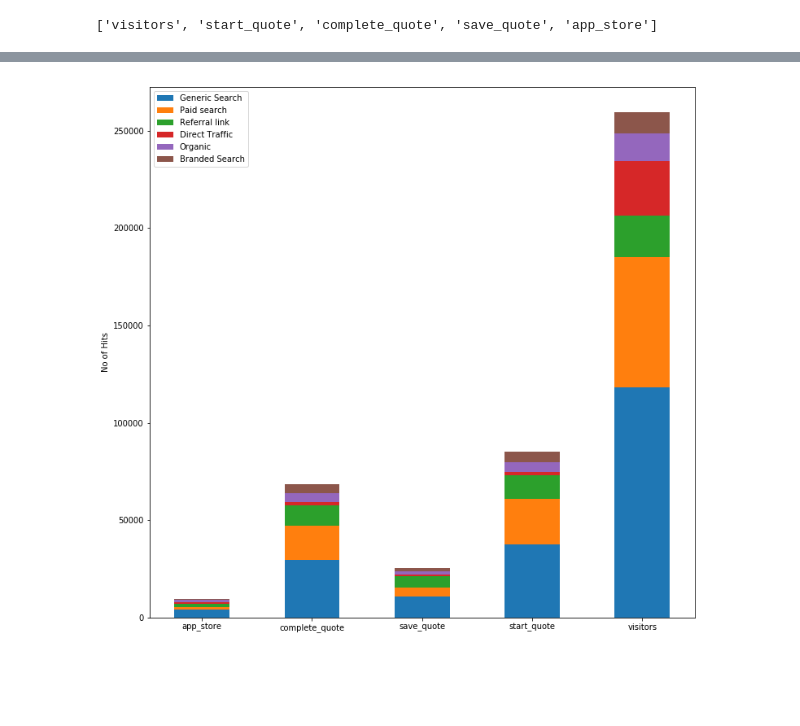
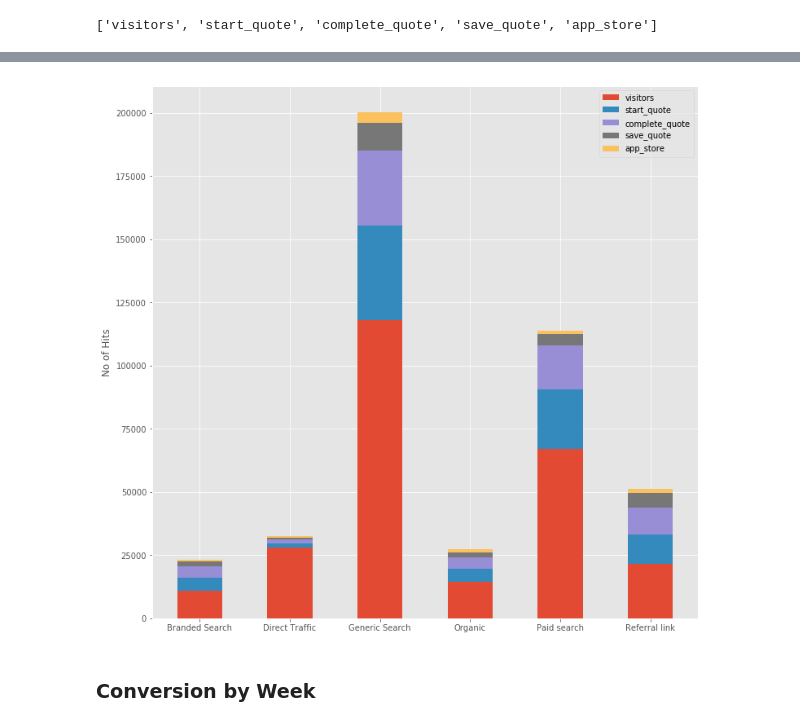
Before and after one commit to cgddrd/pureplanet-datasci, a Jupyter notebook: notebooks/Untitled.ipynb, the cells around one changed output, grey strips where cells are left out. Saved outputs shown, nothing was run; the diff lists cells and outputs as text; code cells hidden in the pictures; blank space fills up the shorter version.

Commit message:
Added conversion rates by channel.

```diff
--- a/notebooks/Untitled.ipynb
+++ b/notebooks/Untitled.ipynb
@@ -415,7 +407,7 @@ grouped_seg
 grouped_seg['sum'] = df.groupby('metric')['value'].sum()
 grouped_seg
 
-grouped_seg = grouped_seg.sort_values('sum', ascending=False).drop('sum', axis=1)
+grouped_seg = grouped_seg.sort_values('sum', ascending=False)
 # grouped_seg = grouped_seg.T
 grouped_seg
 # %% [output]
@@ -442,6 +434,6 @@ grouped_seg
 # df_rows = list(grouped_seg.iterrows())
 # grouped_seg
 # %%
-total = grouped.values
+total = grouped_seg['sum'].values
 total
 # %% [output]
@@ -449,11 +441,12 @@ array([200407, 113793,  51098,  32606,  27319,  23111])
 # %%
+grouped_seg = grouped_seg.drop('sum', axis=1)
 grouped_seg.index.tolist()
 # %% [output]
 ['visitors', 'start_quote', 'complete_quote', 'save_quote', 'app_store']
 # %%
 n_phase, n_seg = (5, 6)
 # %%
-plot_width = 500
+plot_width = 600
 unit_width = plot_width / total[0]
 
 phase_w = [int(value * unit_width) for value in total]
@@ -613,28 +606,30 @@ Name: app_store, dtype: object
 # %%
 grouped_seg = grouped_seg.T
 # %%
-grouped_seg.T
+%matplotlib inline
 import matplotlib.pyplot as plt
 
 ind = np.arange(len(grouped_seg.index))
 
 plt.figure(figsize=(12, 12))
 width = 0.5
 
 i = 0
 ny = len(grouped_seg[grouped_seg.columns[0]])
 cum_size = np.zeros(ny)
 
 for column in grouped_seg:
 
     data = np.concatenate(grouped_seg[column].values, axis=0)
     plt.bar(ind, data, width, bottom=cum_size, label=column)
 
     cum_size += data
 
 plt.ylabel('No of Hits')
 plt.xticks(ind, grouped_seg.index)
 plt.legend()
 plt.show()
 # %% [output]
-[figure, old version]
+[figure, new version]
+# %% [markdown]
+### Conversion by Week
```
Also changed, not shown: parts of 24 cells of this notebook, 3 other files.
